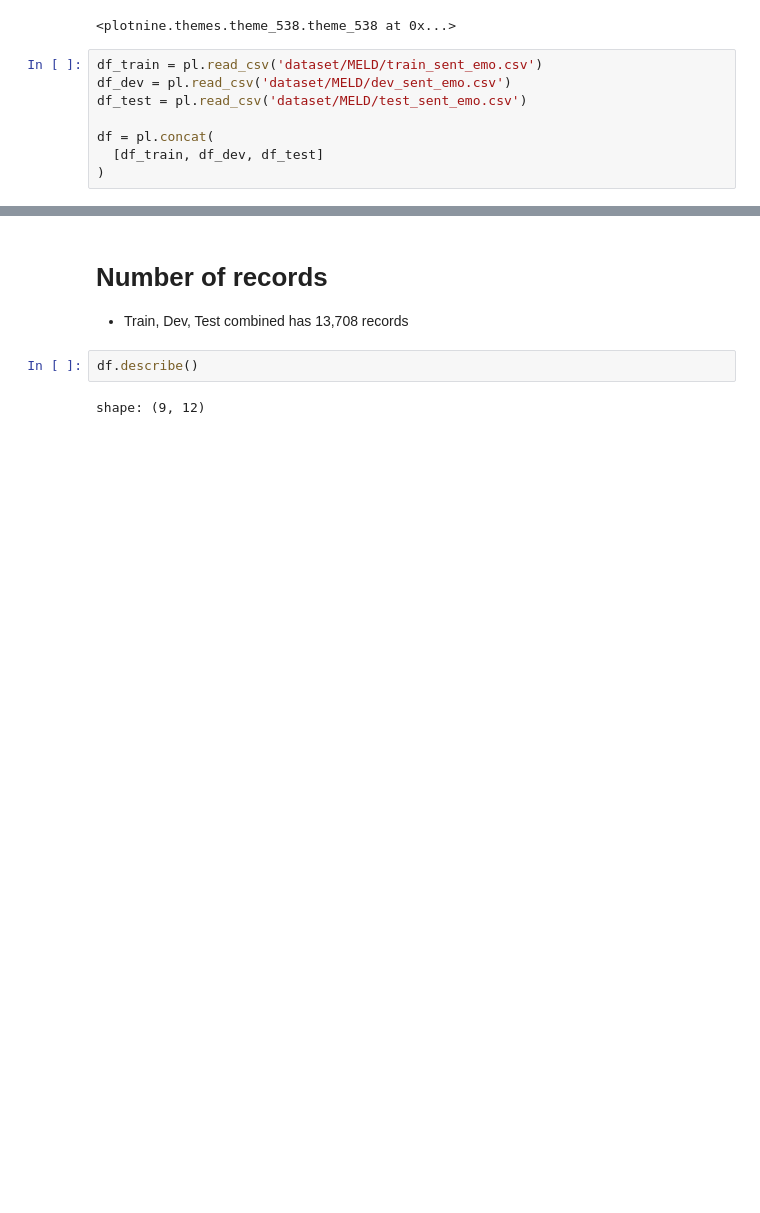
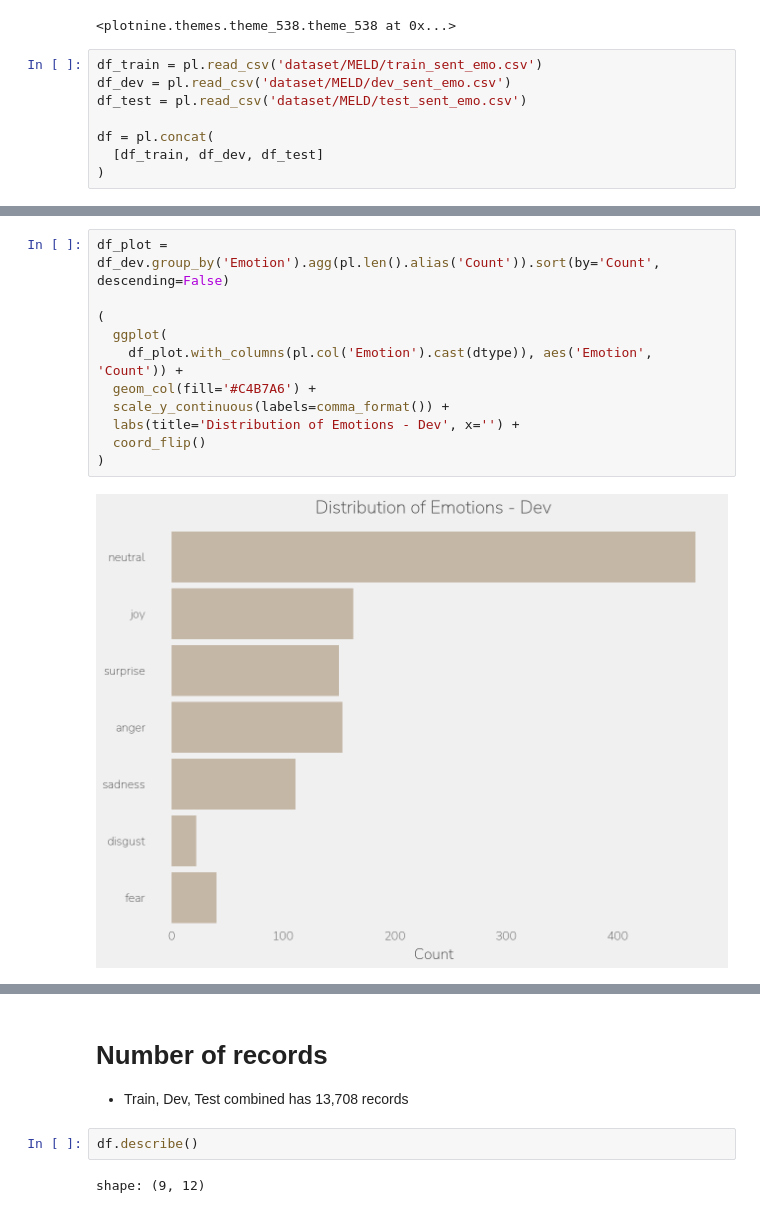
Before and after one commit to antontolk/cs-7643-project, a Jupyter notebook: analysis/data-analytics.ipynb, the cells around one changed output, grey strips where cells are left out. Saved outputs shown, nothing was run; the diff lists cells and outputs as text; blank space fills up the shorter version.

```diff
--- a/analysis/data-analytics.ipynb
+++ b/analysis/data-analytics.ipynb
@@ -41,0 +72,13 @@ dtype = pl.Enum(df_plot.select(pl.col('Emotion')).to_series().to_list())
+# %%
+df_plot = df_dev.group_by('Emotion').agg(pl.len().alias('Count')).sort(by='Count', descending=False)
+
+(
+  ggplot(
+    df_plot.with_columns(pl.col('Emotion').cast(dtype)), aes('Emotion', 'Count')) +
+  geom_col(fill='#C4B7A6') +
+  scale_y_continuous(labels=comma_format()) +
+  labs(title='Distribution of Emotions - Dev', x='') +
+  coord_flip()
+)
+# %% [output]
+[figure, added]
```
Also changed, not shown: parts of 46 cells of this notebook.
